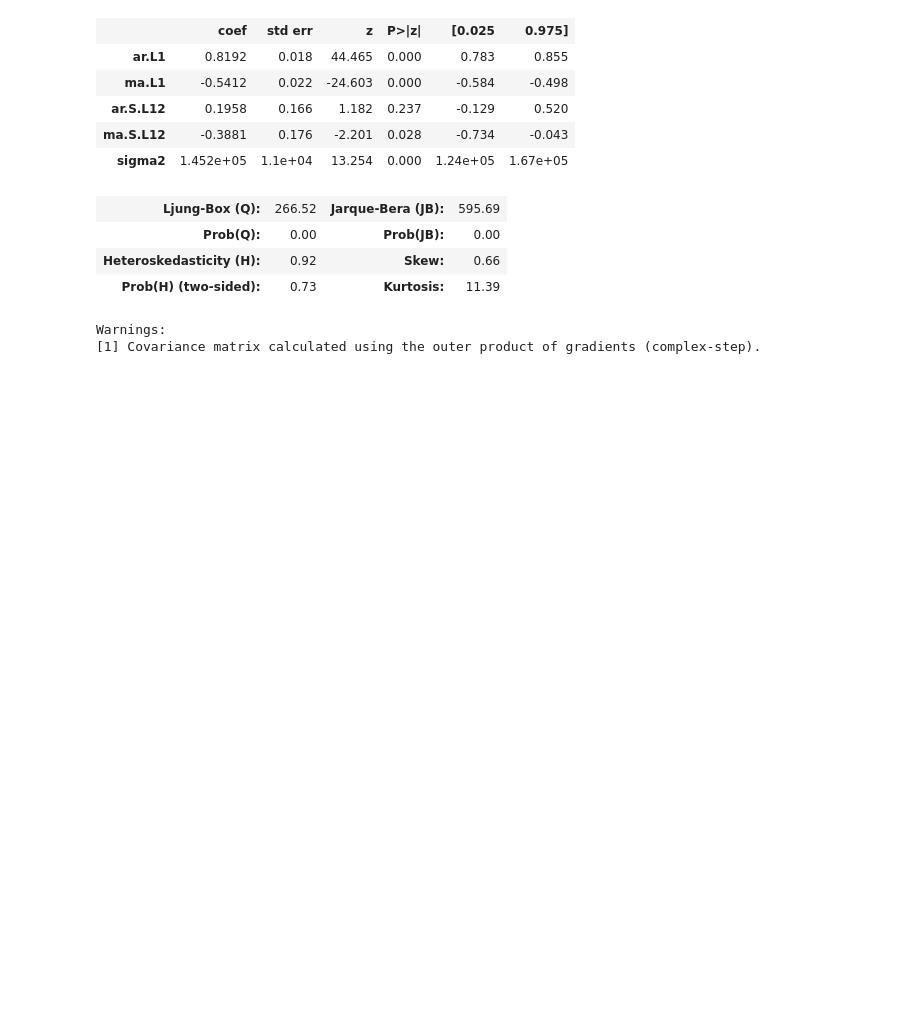
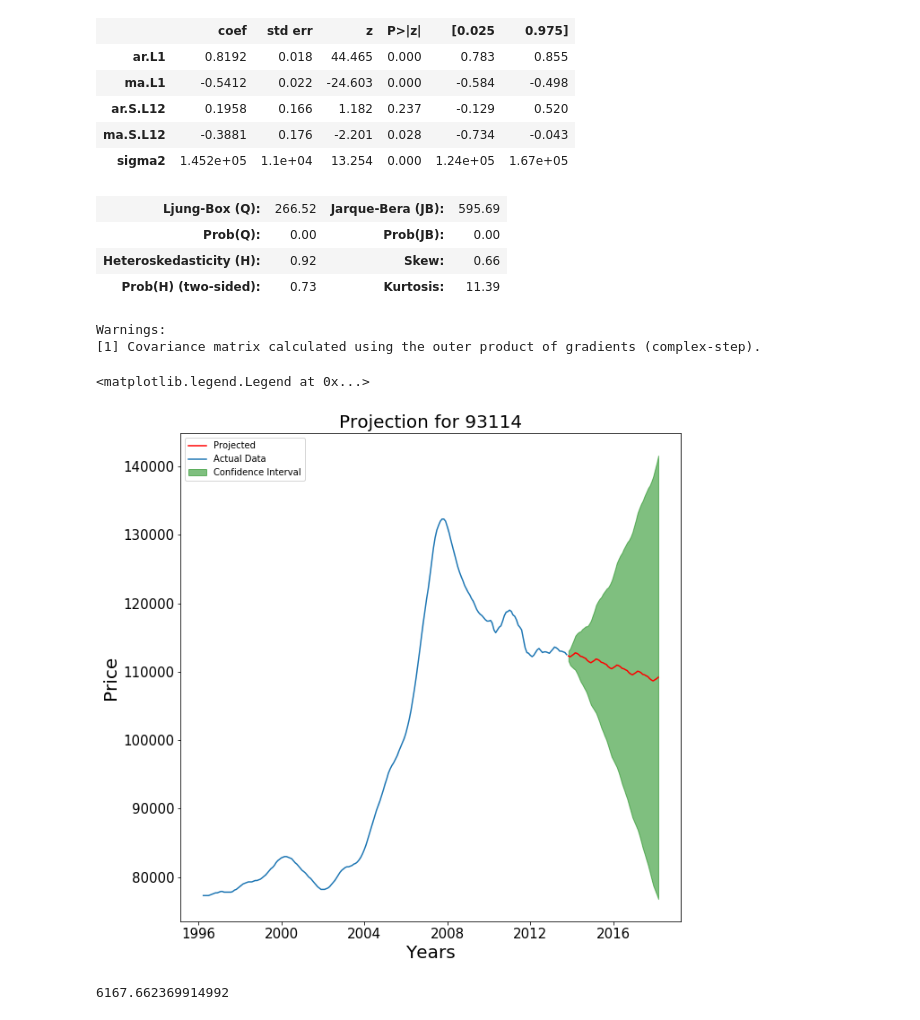
Before and after one commit to LeDorean/zillow_project_review, a Jupyter notebook: notebooks/Untitled.ipynb, the cells around one changed output. Drawn from its saved outputs; the diff is of its cells as text; code cells hidden in the pictures; blank space fills up the shorter version.

Commit message:
1st zipcode projection complete

```diff
--- a/notebooks/Untitled.ipynb
+++ b/notebooks/Untitled.ipynb
@@ -171,3 +171,28 @@ Statespace Model Results
 | Prob(H) (two-sided): | 0.73 | Kurtosis: | 11.39 |
 Warnings:
 [1] Covariance matrix calculated using the outer product of gradients (complex-step).
+# %%
+forecast=res.get_prediction(start=211,end=263,dynamic=True)
+pred_conf=forecast.conf_int()
+
+#forecasttest=res.predict()
+# %%
+plt.figure(figsize=(10,10))
+plt.plot(forecast.predicted_mean,color='red',label='Projected')
+plt.plot(train,label='Actual Data')
+plt.xlabel('Years',fontsize=20)
+plt.xticks(fontsize=15)
+plt.ylabel('Price',fontsize=20)
+plt.yticks(fontsize=15)
+plt.title('Projection for 93114',fontsize=20,)
+plt.fill_between(pred_conf.index,
+                pred_conf.iloc[:, 0],
+                pred_conf.iloc[:, 1], color='g', alpha=0.5,label='Confidence Interval')
+plt.legend(loc=2)
+# %% [output]
+<matplotlib.legend.Legend at 0x...>
+[figure, added]
+# %%
+np.sqrt(mean_squared_error(test,forecast.predicted_mean))
+# %% [output]
+6167.662369914992
```
